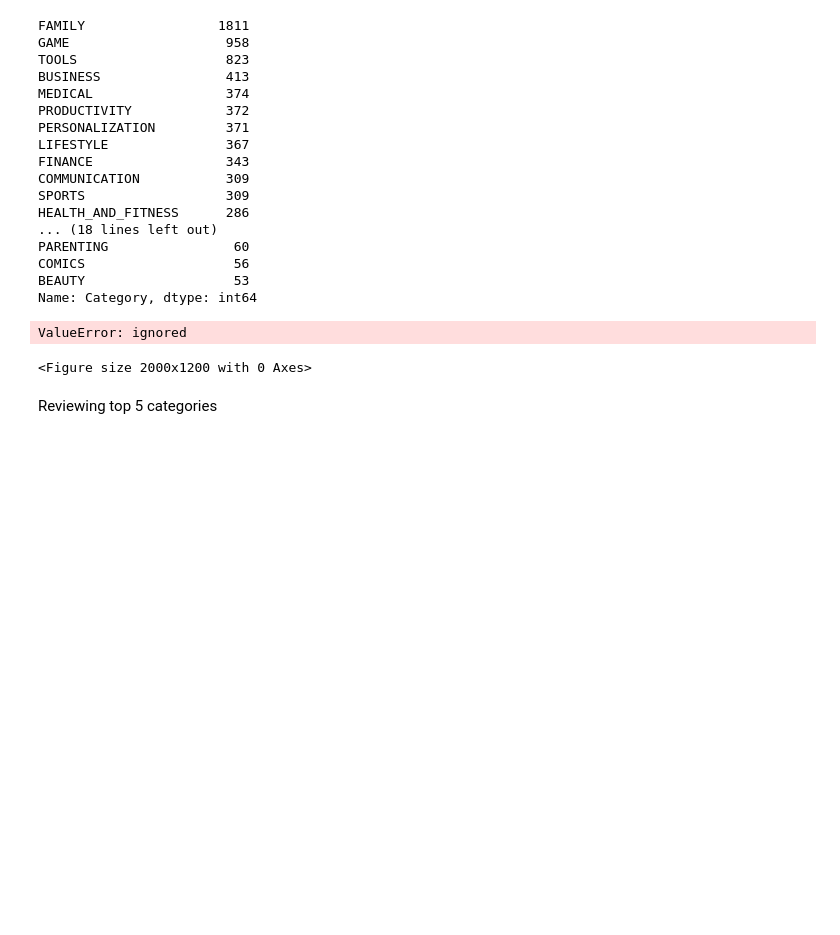
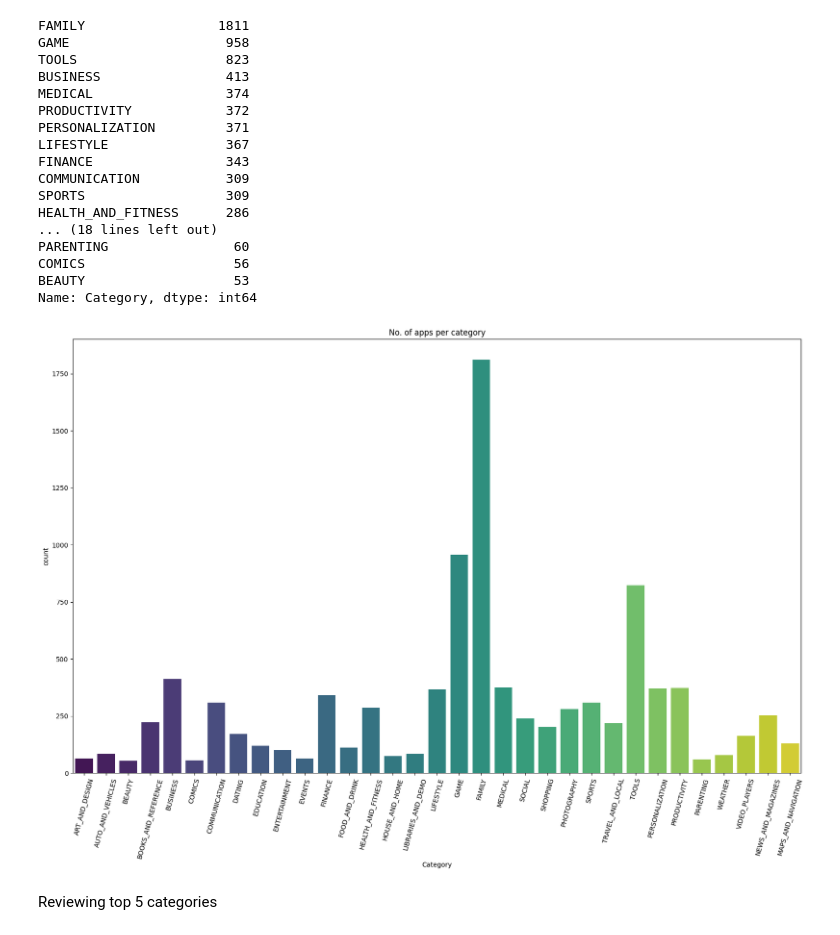
Before and after one commit to pravin2072/Play_store_app, a Jupyter notebook: 13_4_23_Play_store.ipynb, the cells around one changed output. Saved outputs shown, nothing was run; the diff lists cells and outputs as text; code cells hidden in the pictures; blank space fills up the shorter version.

```diff
--- a/13_4_23_Play_store.ipynb
+++ b/13_4_23_Play_store.ipynb
@@ -460,16 +460,16 @@ def column_distribution(data_df, nGraphShown, nGraphPerRow):
     plt.tight_layout(pad=1.0, w_pad=1.0, h_pad=1.0)
     plt.show()
 # %%
-# Plotting a graph on the above result
+import seaborn as sns
+import matplotlib.pyplot as plt
+
 plt.figure(figsize=(20,12))
-z = sns.countplot(data_df['Category'], palette= "viridis" )
-z.set_xticklabels(z.get_xticklabels(), rotation = 75)
+z = sns.countplot(x='Category', data=data_df, palette='viridis')
+z.set_xticklabels(z.get_xticklabels(), rotation=75)
 plt.title('No. of apps per category')
-plt.style.use('dark_background')
 plt.show()
 # %% [output]
-ValueError: ignored
-<Figure size 2000x1200 with 0 Axes>
+[figure, added]
 # %% [markdown]
 Reviewing top 5 categories
 # %%
```
Also changed, not shown: parts of 14 cells of this notebook.
